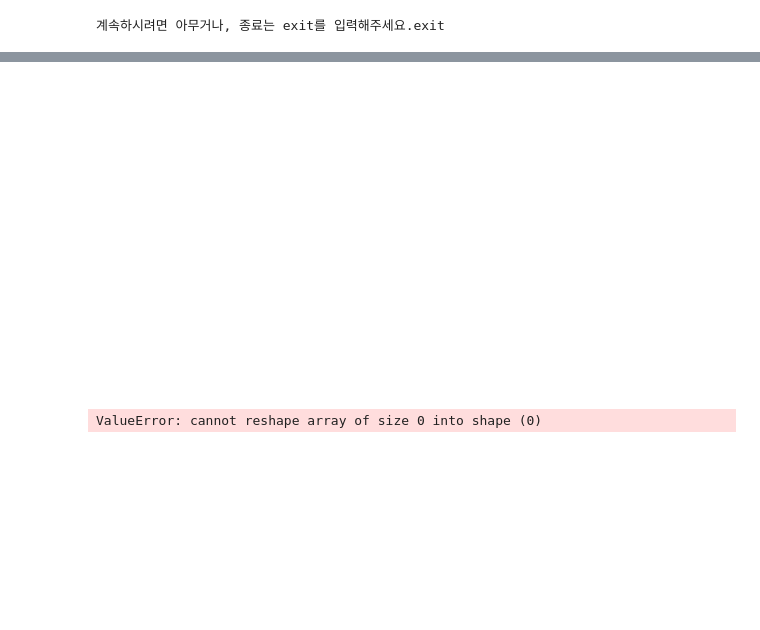
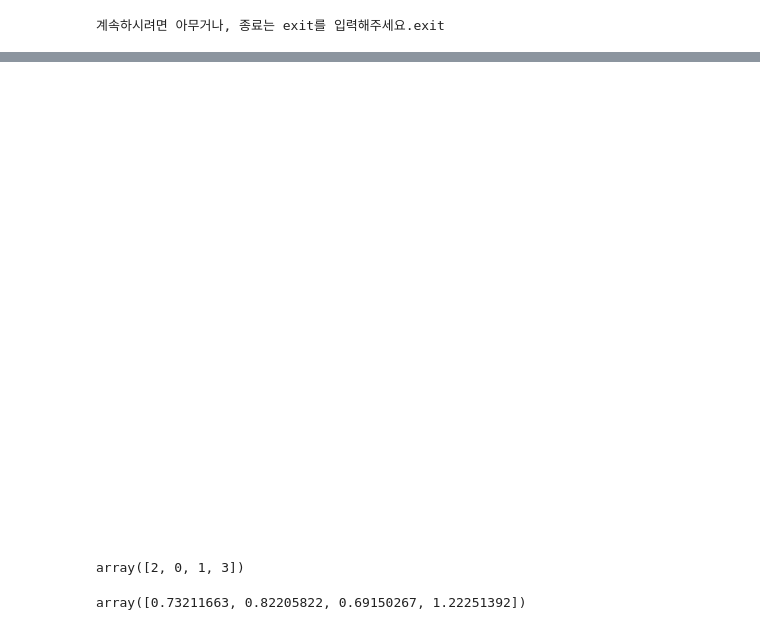
Before and after one commit to MuLetter/muletter-research, a Jupyter notebook: Tech Concept pt2.Similarity Rank.ipynb, the cells around one changed output, grey strips where cells are left out. Saved outputs shown, nothing was run; the diff lists cells and outputs as text; code cells hidden in the pictures; blank space fills up the shorter version.

```diff
--- a/Tech Concept pt2.Similarity Rank.ipynb
+++ b/Tech Concept pt2.Similarity Rank.ipynb
@@ -110,27 +122,31 @@ plt.savefig("./visual_images/min-max-norm-ex.png", transparent=True)
 # %%
-fig = plt.figure(figsize=(16,8))
+fig = plt.figure(figsize=(16,12))
 ax = fig.add_subplot(111)
 
 ax.spines['bottom'].set_color('white')
 ax.spines['top'].set_color('white')
 ax.spines['right'].set_color('white')
 ax.spines['left'].set_color('white')
 
 ax.xaxis.label.set_color('white')
 ax.tick_params(axis='x', colors='white')
 ax.yaxis.label.set_color('white')
 ax.tick_params(axis='y', colors='white')
 
 plt.plot(sp.features.columns[1:],_reco_features.T, color='white', linewidth=0.1)
 plt.plot(sp.features.columns[1:],_my_features.T, color='white', linewidth=2)
 
 plt.savefig("./visual_images/euc-ex.png", transparent=True)
 # %% [output]
-[figure, old version]
+[figure, new version]
 # %%
-chk = euc(my_features, my_features)
+chk = euc(_my_features, _my_features)
 chk_idxes = chk[chk != 0].reshape(-1,len(my_features) - 1).mean(axis=1).argsort()
 chk_idxes
 # %% [output]
-ValueError: cannot reshape array of size 0 into shape (0)
+array([2, 0, 1, 3])
+# %%
+chk.mean(axis=0)
+# %% [output]
+array([0.73211663, 0.82205822, 0.69150267, 1.22251392])
 # %%
```
Also changed, not shown: parts of 14 cells of this notebook.
